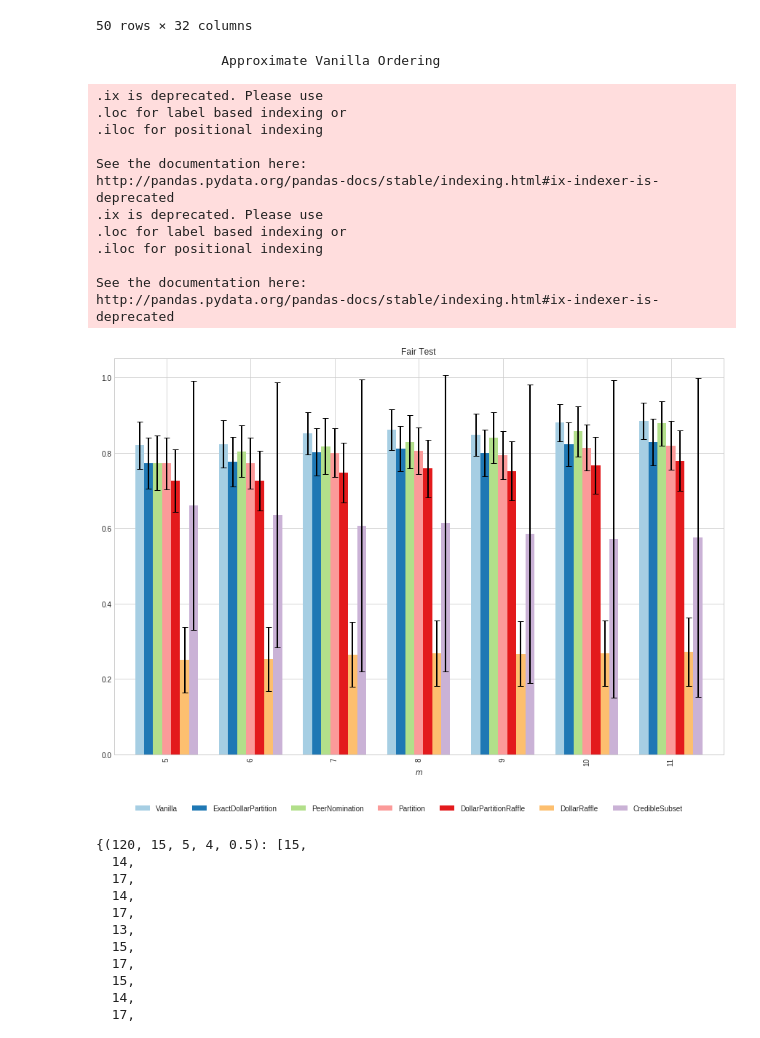
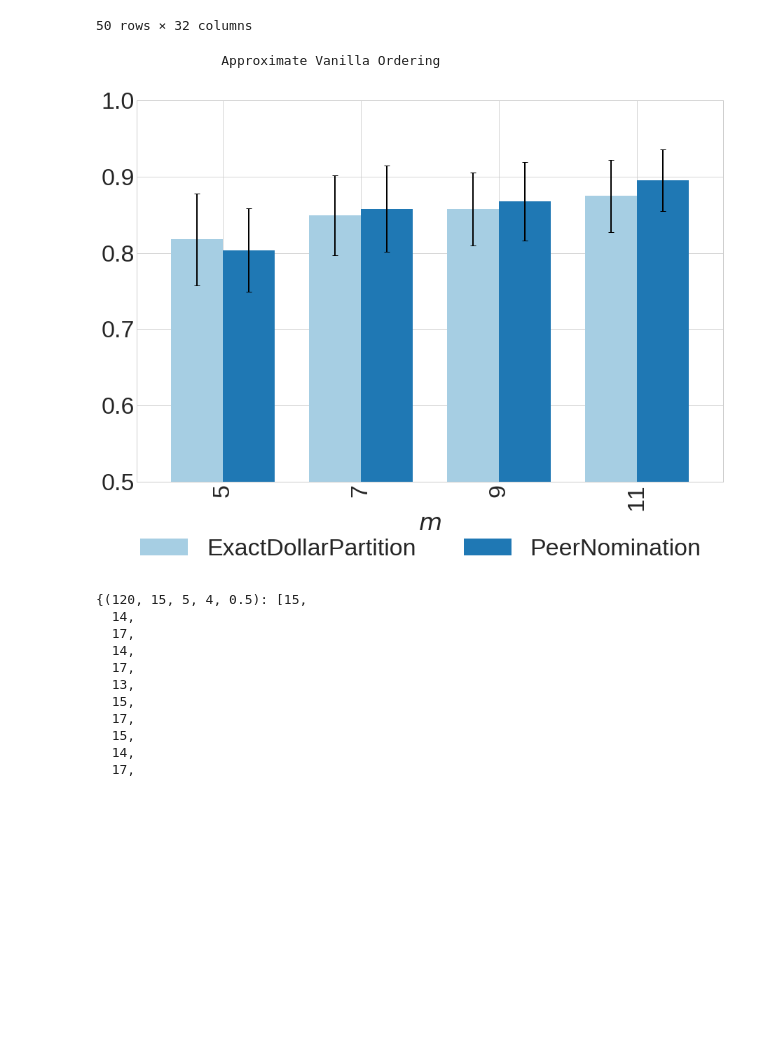
Before and after one commit to szhydkov/PeerNomination, a Jupyter notebook: peerselect/notebooks/stas_testing.ipynb, the cells around one changed output. Cells and saved outputs as stored; diff of their text form; code cells hidden in the pictures; blank space fills up the shorter version.

```diff
--- a/peerselect/notebooks/stas_testing.ipynb
+++ b/peerselect/notebooks/stas_testing.ipynb
@@ -74,8 +226,8 @@ class Impartial:
 
 s = 100
 test_n = [120]
-test_k = [15, 20, 25, 30, 35]
-test_m = [5, 6, 7, 8, 9, 10, 11]
+test_k = [30]
+test_m = [5, 7, 9, 11]
 test_l = [4]
 test_p = [0.5]
 
@@ -216,15 +356,15 @@ class Impartial:
 
 s = 1000
 test_n = [120]
-test_k = [15, 20, 25, 30, 35]
-test_m = [5, 6, 7, 8, 9, 10, 11]
+test_k = [30]
+test_m = [13, 15]
 test_l = [4]
 test_p = [0.5]
 
 # Map for all Results.
 v_results = {}
 gt_results = {}
-pn_sizes = {}  #track output size of peer nomination
+# pn_sizes = {}  #track output size of peer nomination
 for n,k,m,l,p in itertools.product(test_n, test_k, test_m, test_l, test_p):
     agents = np.arange(0, n)
     for c_sample in range(s):
@@ -277,11 +417,11 @@ for n,k,m,l,p in itertools.product(test_n, test_k, test_m, test_l, test_p):
 
 print("All done!")
 
-v_df_3 = pd.DataFrame(v_results)
-v_df_3.columns.names = ['n', 'k', 'm', 'l', 'p', 's', 'algo']
+v_df_4 = pd.DataFrame(v_results)
+v_df_4.columns.names = ['n', 'k', 'm', 'l', 'p', 's', 'algo']
 
-gt_df_3 = pd.DataFrame(gt_results)
-gt_df_3.columns.names = ['n', 'k', 'm', 'l', 'p', 's', 'algo']
+gt_df_4 = pd.DataFrame(gt_results)
+gt_df_4.columns.names = ['n', 'k', 'm', 'l', 'p', 's', 'algo']
 
 # fair_df = pd.DataFrame(gt_results)
 # fair_df.columns.names = ['n', 'k', 'm', 'l', 'p', 's', 'algo']
@@ -364,8 +495,8 @@ fair_df
 | 49 | 13 | 13 | 11 | 12 | 13 | ... |
 50 rows × 32 columns
 # %%
-matplotlib.rcParams.update({'font.size': 26})
-mpl.rcParams['xtick.labelsize'] = 26
+matplotlib.rcParams.update({'font.size': 36})
+# mpl.rcParams['xtick.labelsize'] = 26
 # %%
 #
 # Takes a slice of the array and generates the graphs etc.
@@ -378,61 +509,50 @@ def make_output(df, test, labels):
     # print(errors)
 
     print("\t\tApproximate Vanilla Ordering")
-    means = means[['Vanilla','ExactDollarPartition', "PeerNomination", 'Partition', 'DollarPartitionRaffle', 'DollarRaffle', 'CredibleSubset']]
-    errors = errors[['Vanilla','ExactDollarPartition', "PeerNomination", 'Partition', 'DollarPartitionRaffle', 'DollarRaffle', 'CredibleSubset']]
+#     means = means[['Vanilla','ExactDollarPartition', "PeerNomination", 'Partition', 'DollarPartitionRaffle', 'DollarRaffle', 'CredibleSubset']]
+#     errors = errors[['Vanilla','ExactDollarPartition', "PeerNomination", 'Partition', 'DollarPartitionRaffle', 'DollarRaffle', 'CredibleSubset']]
 
     # Uncomment to only compare PN and EDP
-#     means = means[['ExactDollarPartition', "PeerNomination"]]
-#     errors = errors[['ExactDollarPartition', "PeerNomination"]]
+    means = means[['ExactDollarPartition', "PeerNomination"]]
+    errors = errors[['ExactDollarPartition', "PeerNomination"]]
 
 #     means['PercentChange'] = (means.ExactDollarPartition - means.Partition) / means.Partition * 100.
 #     errors['PercentChange'] = (errors.ExactDollarPartition - errors.Partition) / errors.Partition * 100.
 #     mins['PercentChange'] = (mins.ExactDollarPartition - mins.Partition) / mins.Partition * 100.
 #     print("\t\t MEAN:\n" + str(means[['Vanilla','ExactDollarPartition', 'Partition', 'PercentChange']]))
 #     print("\t\t STD:\n" + str(errors[['Vanilla','ExactDollarPartition', 'Partition', 'PercentChange']]))
 #     print("\t\t MIN:\n" + str(mins[['Vanilla','ExactDollarPartition', 'Partition', 'PercentChange']]))
 #     del means['PercentChange']
 #     del errors['PercentChange']
 #     del mins['PercentChange']
 
     for index, row in means.iterrows():
-        means.ix[index] = row / float(index[1])
+        means.loc[index] = row / float(index[1])
     for index, row in errors.iterrows():
-        errors.ix[index] = row / float(index[1])
+        errors.loc[index] = row / float(index[1])
 
     # print(errors)
 
     #Set colors..
     color_list = plt.cm.Paired(np.linspace(0, 1, 10))
     color_list = color_list[:7]
     #color_list = sns.color_palette("pastel", 6)
     means.plot(kind='bar', legend=False, yerr=errors.values.T, figsize=(15, 10), ylim=(0.0, 1.05), \
             color=color_list, error_kw={'ecolor':'Black', 'linewidth':2, 'capsize':4}, width=0.75)
-    plt.title("Fair Test")
-    plt.legend(bbox_to_anchor = (0,0.01,1,1), bbox_transform=plt.gcf().transFigure, loc='lower center', ncol=7, borderaxespad=0.)
+#     plt.title("Fair Test")
+    plt.legend(bbox_to_anchor = (0,-0.05,1,1), bbox_transform=plt.gcf().transFigure, loc='lower center', ncol=7, borderaxespad=0.)
     plt.gca().set_xticklabels(labels)
 #     plt.gca().set_xticks(fontsize=14)
 #     plt.gca().set_yticks(fontsize=14)
 #     plt.gca().set_xlabel("Number of clusters")
     plt.gca().set_xlabel("$m$")
-    plt.savefig("figs/fair.pdf")
+    plt.ylim([0.5, 1])
+    plt.savefig("figs/figure5.png", bbox_inches="tight")
     plt.show()
-make_output(gt_df_3, (120,20,slice(None),4,0.5,1000), test_m)
+make_output(fair_df2, (120,30,slice(None),4,0.5,100), test_m)
 # %% [output]
                 Approximate Vanilla Ordering
-.ix is deprecated. Please use
-.loc for label based indexing or
-.iloc for positional indexing
-
-See the documentation here:
-http://pandas.pydata.org/pandas-docs/stable/indexing.html#ix-indexer-is-deprecated
-.ix is deprecated. Please use
-.loc for label based indexing or
-.iloc for positional indexing
-
-See the documentation here:
-http://pandas.pydata.org/pandas-docs/stable/indexing.html#ix-indexer-is-deprecated
-[figure, old version]
+[figure, new version]
 # %%
 pn_sizes
 # %% [output]
```
Also changed, not shown: parts of 15 cells of this notebook, 9 other files.
